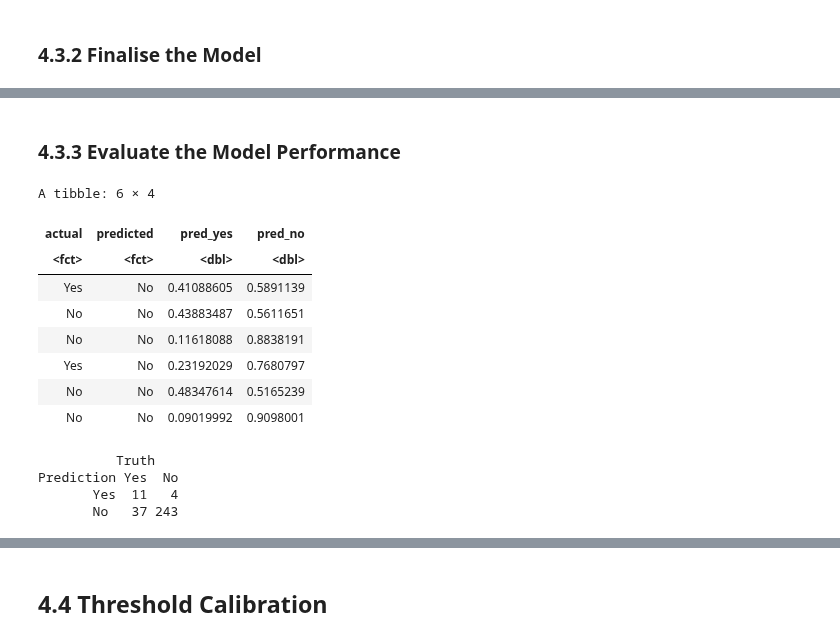
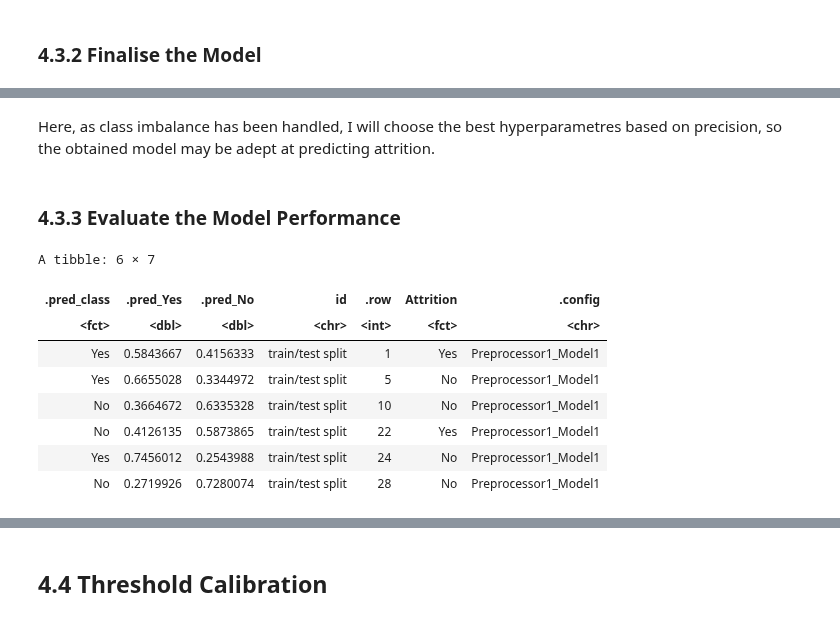
Before and after one commit to svarong-port/data-analytics-projects, a Jupyter notebook: R/ibm_hr_employee_attrition/hr_employee_attrition_notebook.ipynb, the cells around one changed output, grey strips where cells are left out. Saved outputs shown, nothing was run; the diff lists cells and outputs as text; code cells hidden in the pictures.

```diff
--- a/R/ibm_hr_employee_attrition/hr_employee_attrition_notebook.ipynb
+++ b/R/ibm_hr_employee_attrition/hr_employee_attrition_notebook.ipynb
@@ -896,7 +973,10 @@ rf_rec_1 <- recipe(Attrition ~ .,
   ### Dummy encode categorical predictors
   step_dummy(all_nominal_predictors()) |>
 
-  ### Oversample the outcome
+  ### Downsampling
+  step_downsample(Attrition) |>
+
+  ### Oversampling
   step_upsample(Attrition)
 # %%
 # Bundle model and recipe
@@ -952,58 +1071,33 @@ system.time({rf_tune_1 <- tune_grid(rf_wfl_1,
+# %% [markdown]
+Here, as class imbalance has been handled, I will choose the best hyperparametres based on precision, so the obtained model may be adept at predicting attrition.
 # %%
 # Select the best hyperparametres
 rf_best_hp_1 <- select_best(rf_tune_1,
-                            metric = "recall")
+                            metric = "precision")
 
 # Apply the best hyperparametres
 rf_wfl_final_1 <- finalize_workflow(rf_wfl_1,
                                     rf_best_hp_1)
 # %%
 # Fit the model
-rf_wkl_fit_1 <- fit(rf_wfl_final_1,
-                    data = hr_train)
+rf_wkl_fit_1 <- last_fit(rf_wfl_final_1,
+                         hr_split,
+                         metrics = rf_metrics_1)
 # %% [markdown]
 ### 4.3.3 Evaluate the Model Performance
 # %%
-# Make predictions
+# Collect predictions
+rf_predictions_1 <- collect_predictions(rf_wkl_fit_1)
 
-## Get prediction probabilities
-rf_pred_prob_1 <- predict(rf_wkl_fit_1,
-                          new_data = hr_test,
-                          type = "prob")
-
-## Get predicted classes
-rf_pred_class_1 <- predict(rf_wkl_fit_1,
-                           new_data = hr_test,
-                           type = "class")
-
-## Combine the results
-rf_predictions_1 <- tibble(actual = hr_test$Attrition,
-                           predicted = rf_pred_class_1$.pred_class,
-                           pred_yes = rf_pred_prob_1$.pred_Yes,
-                           pred_no = rf_pred_prob_1$.pred_No)
-
-## Print the results
+# Print the results
 head(rf_predictions_1)
 # %% [output]
-A tibble: 6 × 4
+A tibble: 6 × 7
-| actual | predicted | pred_yes | pred_no |
-| <fct> | <fct> | <dbl> | <dbl> |
-| Yes | No | 0.41088605 | 0.5891139 |
-| No | No | 0.43883487 | 0.5611651 |
-| No | No | 0.11618088 | 0.8838191 |
-| Yes | No | 0.23192029 | 0.7680797 |
-| No | No | 0.48347614 | 0.5165239 |
-| No | No | 0.09019992 | 0.9098001 |
+| .pred_class | .pred_Yes | .pred_No | id | .row | Attrition | .config |
+| <fct> | <dbl> | <dbl> | <chr> | <int> | <fct> | <chr> |
+| Yes | 0.5843667 | 0.4156333 | train/test split | 1 | Yes | Preprocessor1_Model1 |
+| Yes | 0.6655028 | 0.3344972 | train/test split | 5 | No | Preprocessor1_Model1 |
+| No | 0.3664672 | 0.6335328 | train/test split | 10 | No | Preprocessor1_Model1 |
+| No | 0.4126135 | 0.5873865 | train/test split | 22 | Yes | Preprocessor1_Model1 |
+| Yes | 0.7456012 | 0.2543988 | train/test split | 24 | No | Preprocessor1_Model1 |
+| No | 0.2719926 | 0.7280074 | train/test split | 28 | No | Preprocessor1_Model1 |
-# %%
-# Create a confusion matrix
-rf_conf_mat_1 <- conf_mat(rf_predictions_1,
-                          truth = actual,
-                          estimate = predicted)
-
-# Print the confusion matrix
-rf_conf_mat_1
-# %% [output]
-          Truth
-Prediction Yes  No
-       Yes  11   4
-       No   37 243
```
Also changed, not shown: parts of 23 cells of this notebook.
